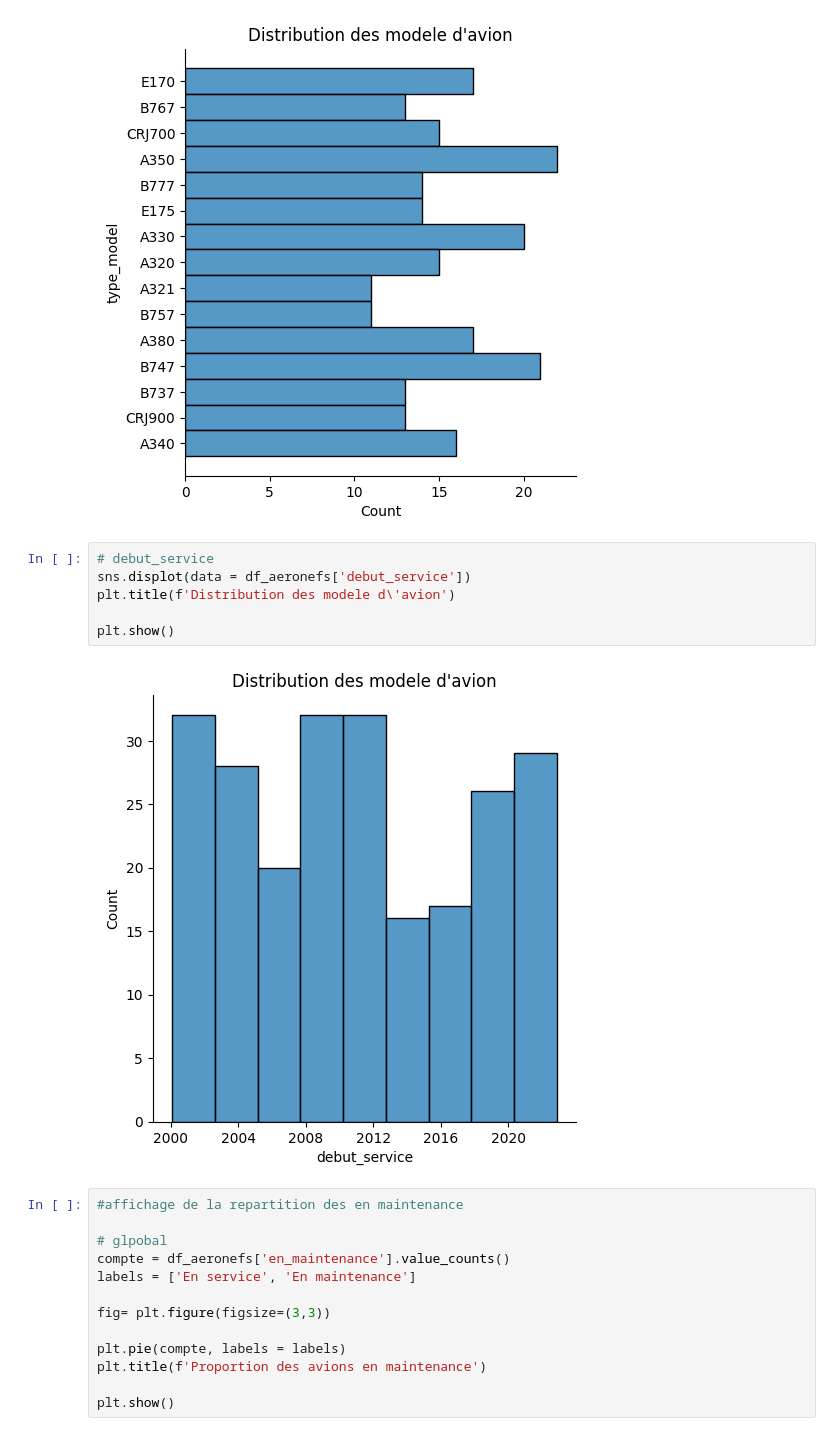
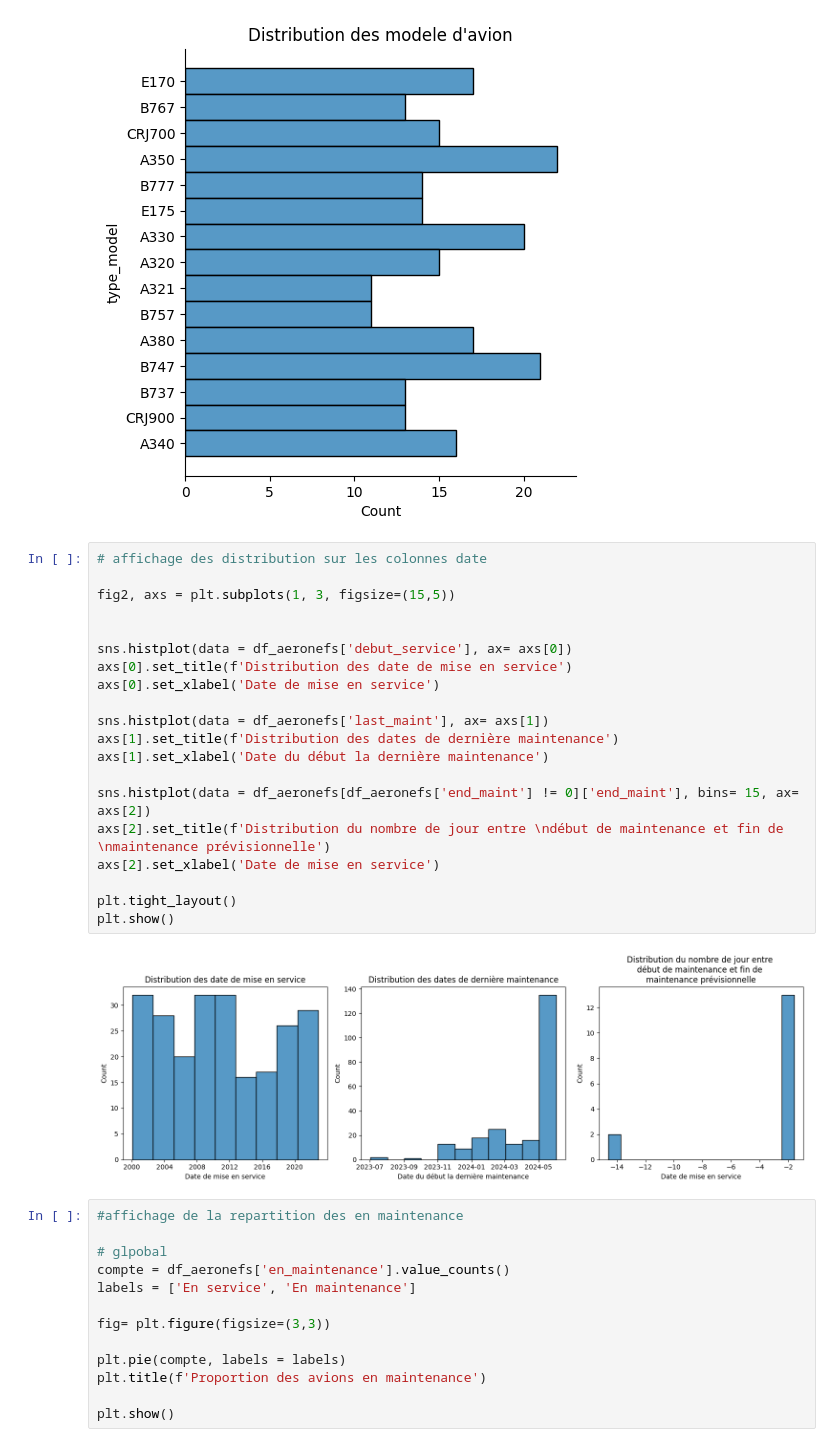
Before and after one commit to Dim2960/preventive_maintenance, a Jupyter notebook: Analyse_vz_prepa.ipynb, the cells around one changed output. Cells and saved outputs as stored; diff of their text form.

Commit message:
debut exploration de df_composants

```diff
--- a/Analyse_vz_prepa.ipynb
+++ b/Analyse_vz_prepa.ipynb
@@ -147,14 +182,28 @@ plt.title(f'Distribution des modele d\'avion')
 plt.show()
 # %% [output]
 [figure]
-# %%
-# debut_service
-sns.displot(data = df_aeronefs['debut_service'])
-plt.title(f'Distribution des modele d\'avion')
-
-plt.show()
-# %% [output]
-[figure, removed]
+# %%
+# affichage des distribution sur les colonnes date
+
+fig2, axs = plt.subplots(1, 3, figsize=(15,5))
+
+
+sns.histplot(data = df_aeronefs['debut_service'], ax= axs[0])
+axs[0].set_title(f'Distribution des date de mise en service')
+axs[0].set_xlabel('Date de mise en service')
+
+sns.histplot(data = df_aeronefs['last_maint'], ax= axs[1])
+axs[1].set_title(f'Distribution des dates de dernière maintenance')
+axs[1].set_xlabel('Date du début la dernière maintenance')
+
+sns.histplot(data = df_aeronefs[df_aeronefs['end_maint'] != 0]['end_maint'], bins= 15, ax= axs[2])
+axs[2].set_title(f'Distribution du nombre de jour entre \ndébut de maintenance et fin de \nmaintenance prévisionnelle')
+axs[2].set_xlabel('Date de mise en service')
+
+plt.tight_layout()
+plt.show()
+# %% [output]
+[figure, added]
 # %%
 #affichage de la repartition des en maintenance
 
```
Also changed, not shown: parts of 18 cells of this notebook.
